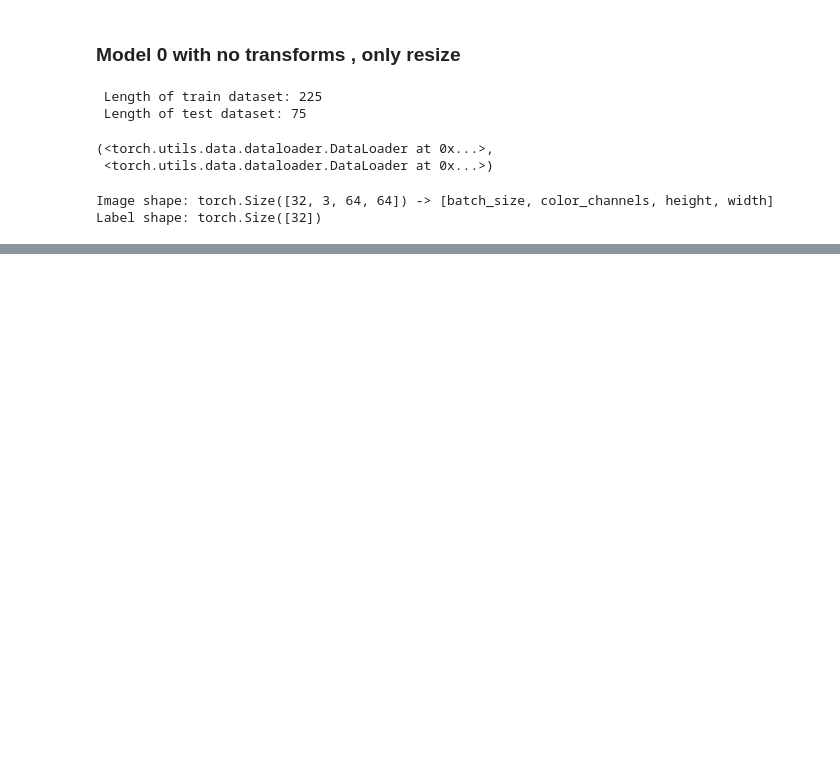
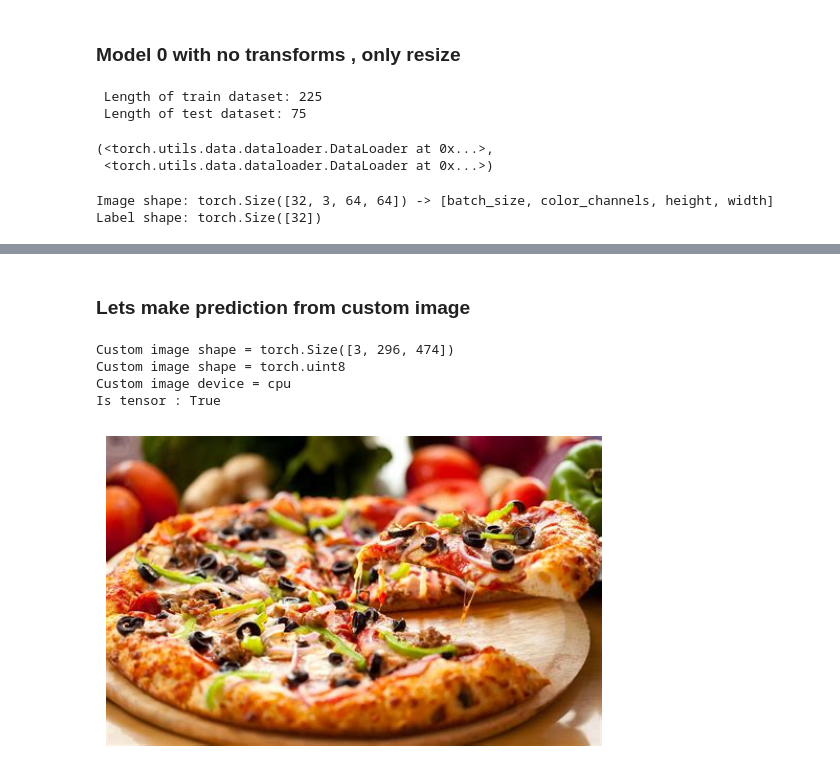
Before and after one commit to bikash119/bikash119, a Jupyter notebook: learn_pytorch_04.ipynb, the cells around one changed output, grey strips where cells are left out. Drawn from its saved outputs; the diff is of its cells as text; code cells hidden in the pictures; blank space fills up the shorter version.

```diff
--- a/learn_pytorch_04.ipynb
+++ b/learn_pytorch_04.ipynb
@@ -521,0 +887,18 @@ NameError: ignored
+# %% [markdown]
+### Lets make prediction from custom image
+# %%
+import torchvision
+
+custom_img_uint8 = torchvision.io.read_image("/content/data/th-43492015.jpg")
+print(f'Custom image shape = {custom_img_uint8.shape}')
+print(f'Custom image shape = {custom_img_uint8.dtype}')
+print(f'Custom image device = {custom_img_uint8.device}')
+print(f'Is tensor : {isinstance(custom_img_uint8, torch.Tensor)}')
+plt.imshow(custom_img_uint8.permute(1, 2, 0)) # need to permute image dimensions from CHW -> HWC otherwise matplotlib will error
+plt.axis(False);
+# %% [output]
+Custom image shape = torch.Size([3, 296, 474])
+Custom image shape = torch.uint8
+Custom image device = cpu
+Is tensor : True
+[figure, added]
```
Also changed, not shown: parts of 30 cells of this notebook.
